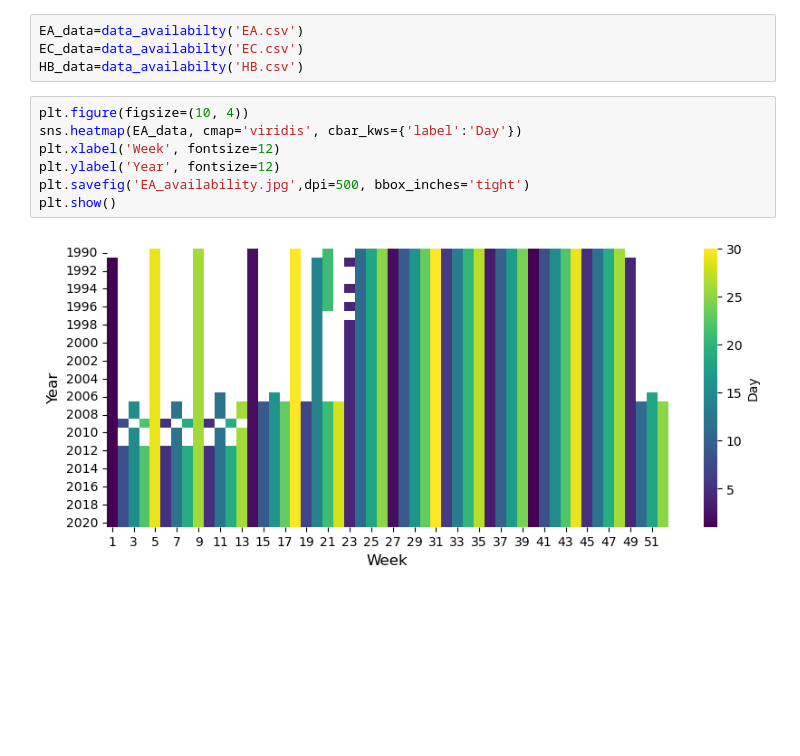
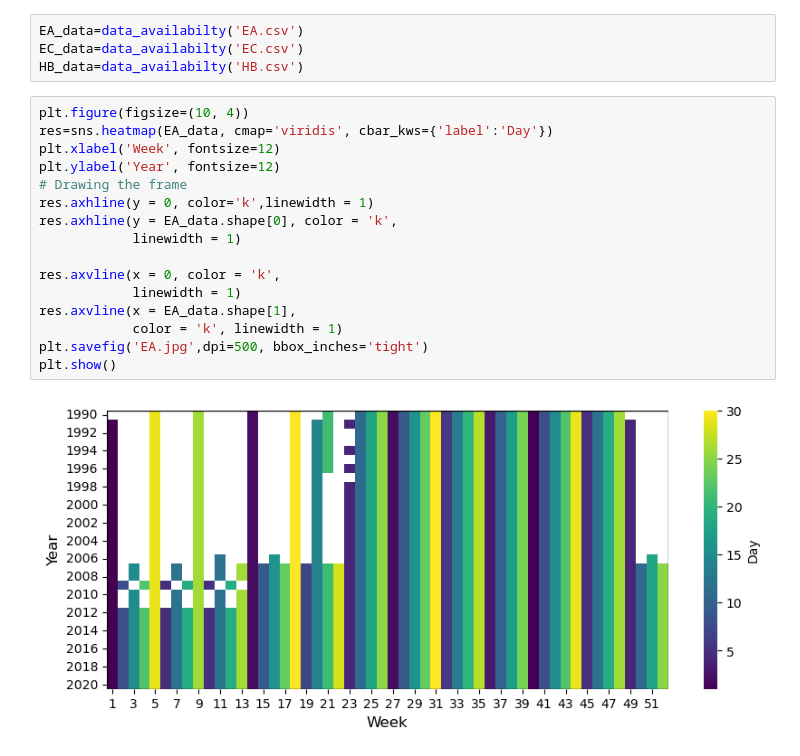
Before and after one commit to ProgrammerOheneba/kyeimiahetal, a Jupyter notebook: codes/Data availability check/Data_availabilty.ipynb, the cells around one changed output. Saved outputs shown, nothing was run; the diff lists cells and outputs as text; blank space fills up the shorter version.

```diff
--- a/codes/Data availability check/Data_availabilty.ipynb
+++ b/codes/Data availability check/Data_availabilty.ipynb
@@ -134,12 +135,21 @@ EC_data=data_availabilty('EC.csv')
 HB_data=data_availabilty('HB.csv')
 # %%
 plt.figure(figsize=(10, 4))
-sns.heatmap(EA_data, cmap='viridis', cbar_kws={'label':'Day'})
+res=sns.heatmap(EA_data, cmap='viridis', cbar_kws={'label':'Day'})
 plt.xlabel('Week', fontsize=12)
 plt.ylabel('Year', fontsize=12)
-plt.savefig('EA_availability.jpg',dpi=500, bbox_inches='tight')
+# Drawing the frame
+res.axhline(y = 0, color='k',linewidth = 1)
+res.axhline(y = EA_data.shape[0], color = 'k',
+			linewidth = 1)
+
+res.axvline(x = 0, color = 'k',
+			linewidth = 1)
+res.axvline(x = EA_data.shape[1],
+			color = 'k', linewidth = 1)
+plt.savefig('EA.jpg',dpi=500, bbox_inches='tight')
 plt.show()
 # %% [output]
-[figure, old version]
+[figure, new version]
 # %%
 plt.figure(figsize=(10, 4))
```
Also changed, not shown: parts of 4 cells of this notebook, 3 other files.
